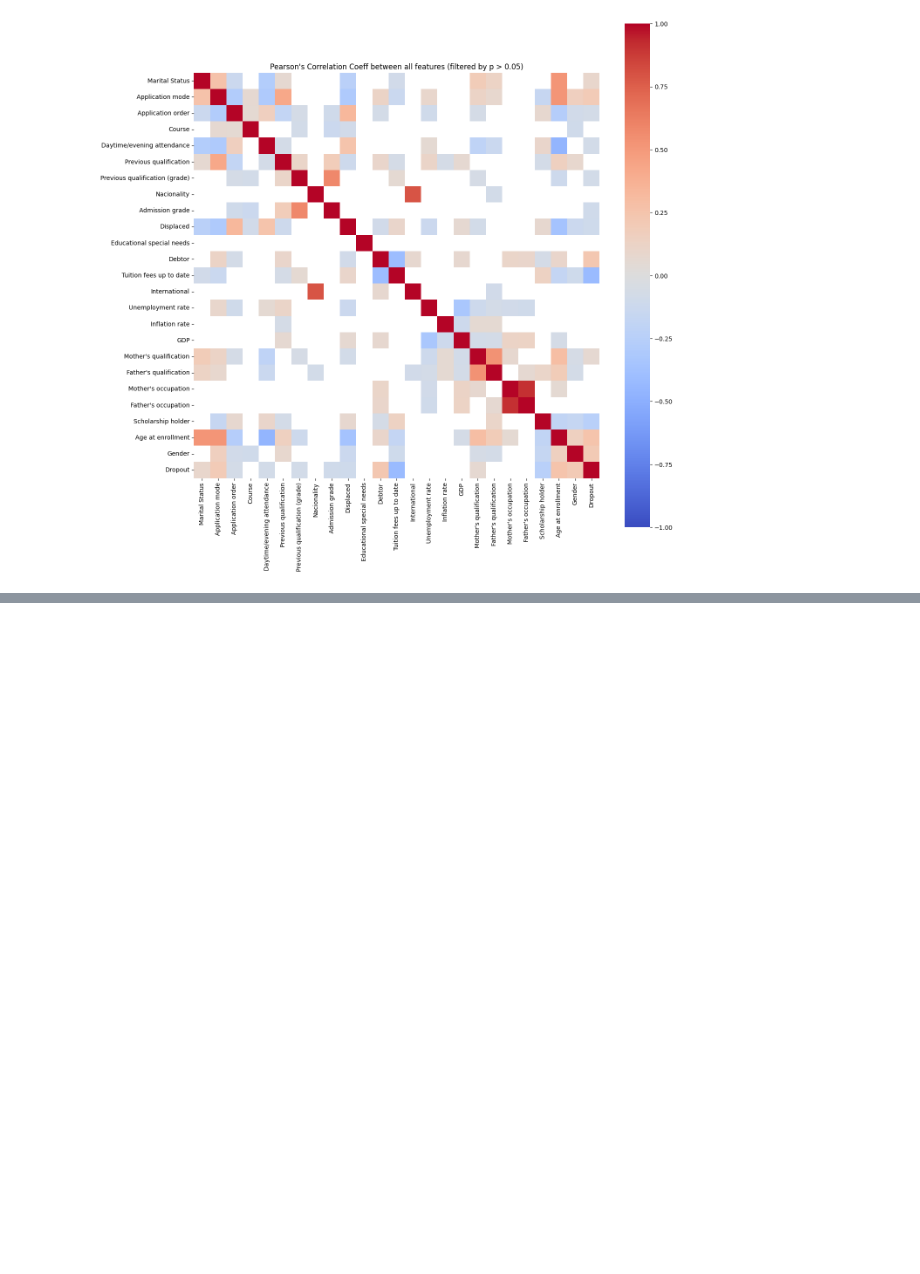
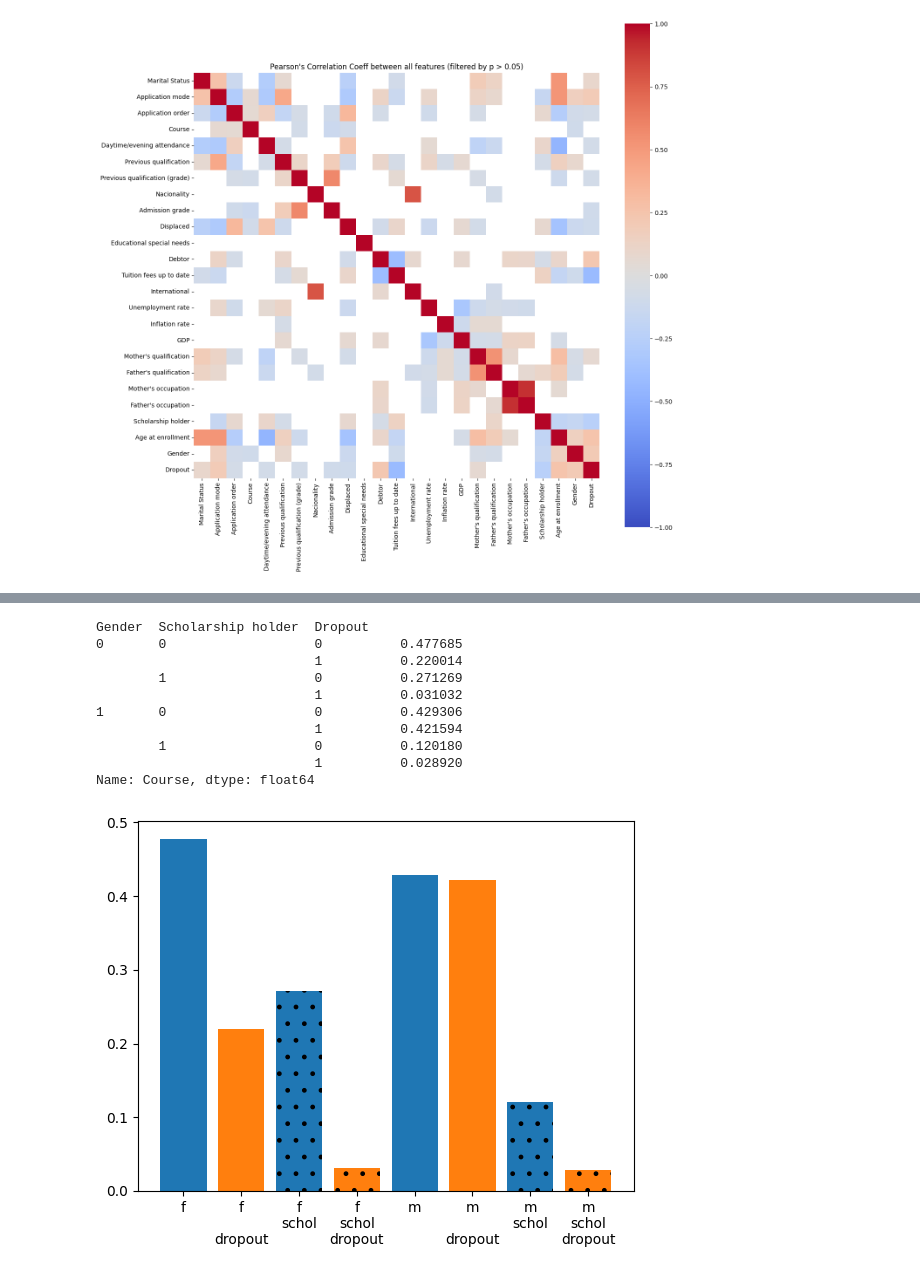
Before and after one commit to Xannadoo/Algorithmic_Fairness_Mandatories, a Jupyter notebook: Exam/EDA.ipynb, the cells around one changed output, grey strips where cells are left out. Saved outputs shown, nothing was run; the diff lists cells and outputs as text; code cells hidden in the pictures; blank space fills up the shorter version.

```diff
--- a/Exam/EDA.ipynb
+++ b/Exam/EDA.ipynb
@@ -182,0 +187,24 @@ plt.show()
+# %%
+X = pd.DataFrame(df.groupby(['Gender', 'Scholarship holder', 'Dropout']).count().Course)
+
+print(X.Course/[females, females, females, females, males, males, males, males])
+
+plt.bar([x for x in range(X.shape[0])], X.Course/[females, females, females, females, males, males, males, males],
+            color=['tab:blue','tab:orange'],
+            hatch=['','','.','.','','','.','.'])
+plt.xticks([x for x in range(X.shape[0])], labels=[f'f',f'f\n\ndropout',
+                                                   f'f\nschol',f'f\nschol\ndropout',
+                                                   f'm',f'm\n\ndropout',
+                                                   f'm\nschol',f'm\nschol\ndropout']);
+# %% [output]
+Gender  Scholarship holder  Dropout
+0       0                   0          0.477685
+                            1          0.220014
+        1                   0          0.271269
+                            1          0.031032
+1       0                   0          0.429306
+                            1          0.421594
+        1                   0          0.120180
+                            1          0.028920
+Name: Course, dtype: float64
+[figure, added]
```
Also changed, not shown: parts of 3 cells of this notebook.
